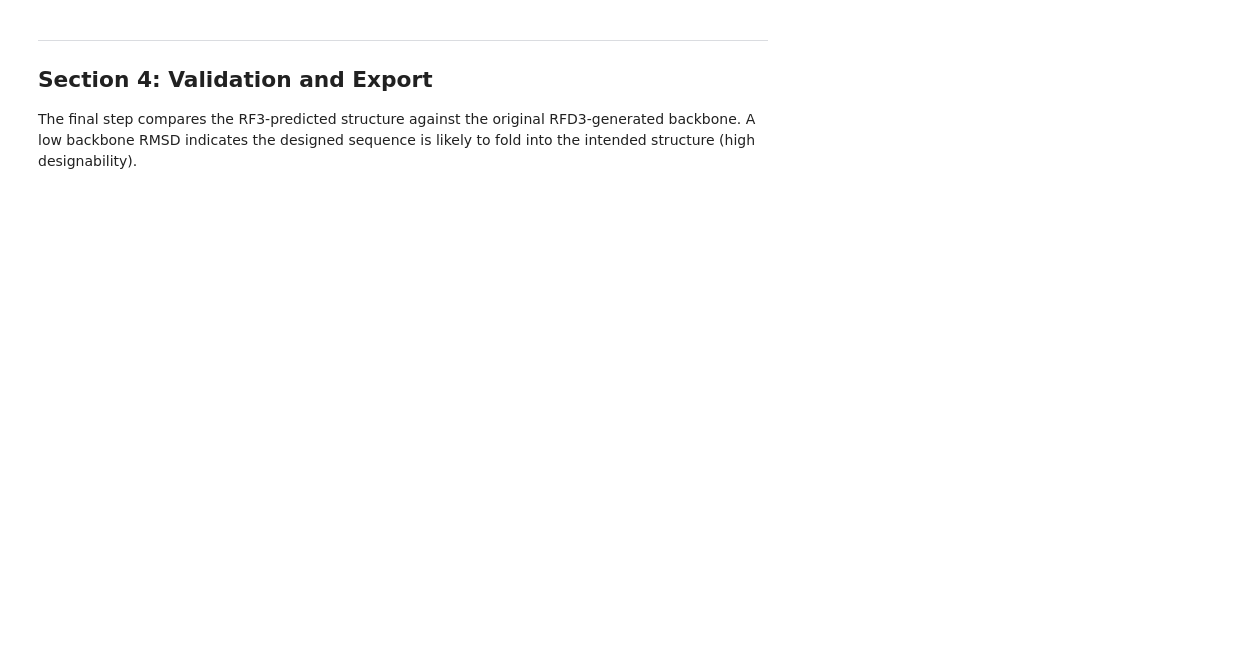
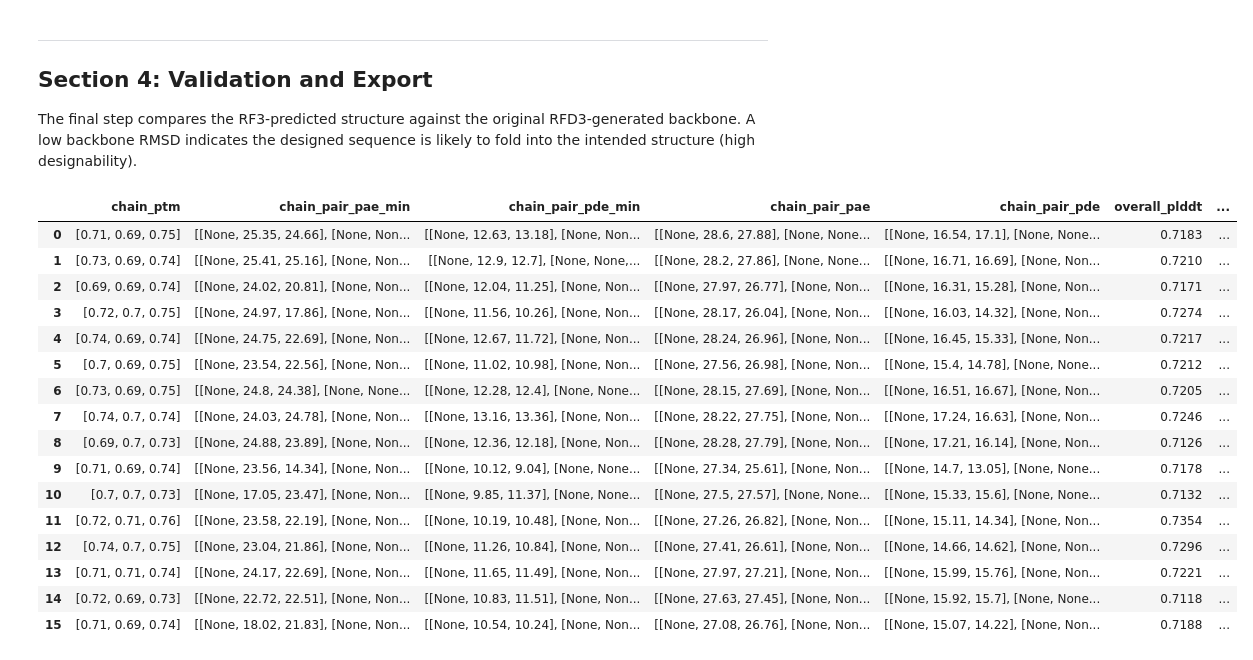
Before and after one commit to nedru004/foundry, a Jupyter notebook: ipd_design_pipeline_collab.ipynb, the cells around one changed output. Cells and saved outputs as stored; diff of their text form; code cells hidden in the pictures; blank space fills up the shorter version.

```diff
--- a/ipd_design_pipeline_collab.ipynb
+++ b/ipd_design_pipeline_collab.ipynb
@@ -167,6 +166,7 @@ input_configs = [
     {
         "batch_size": 8,         # Generate 10 sequences per structure
         "remove_waters": True,
+        "chains_to_design": "A"
     }
 ]
 
@@ -250,7 +327,7 @@ for sublist in rf3_outputs:
   row_data['name'] = list(rf3_output.keys())[0]
   # Assuming mpnn_outputs is structured as [[seq1, seq2, ...]]
   # and rf3_outputs elements correspond to mpnn_outputs[0][k]
-  i,j = list(rf3_output.keys())[0].split(" ")[1].split("_")
+  i,j = list(rf3_output.keys())[0].split("_")
   row_data['rfd3_num'] = int(i)
   row_data['mpnn_num'] = int(j)
   row_data['sequence'] = sublist[1]
@@ -279,6 +375,26 @@ view(rf3_output["atom_array"])
 ## Section 4: Validation and Export
 
 The final step compares the RF3-predicted structure against the original RFD3-generated backbone. A low backbone RMSD indicates the designed sequence is likely to fold into the intended structure (high designability).
+# %%
+rf3_df
+# %% [output]
+|  | chain_ptm | chain_pair_pae_min | chain_pair_pde_min | chain_pair_pae | chain_pair_pde | overall_plddt | ... |
+| 0 | [0.71, 0.69, 0.75] | [[None, 25.35, 24.66], [None, Non... | [[None, 12.63, 13.18], [None, Non... | [[None, 28.6, 27.88], [None, None... | [[None, 16.54, 17.1], [None, None... | 0.7183 | ... |
+| 1 | [0.73, 0.69, 0.74] | [[None, 25.41, 25.16], [None, Non... | [[None, 12.9, 12.7], [None, None,... | [[None, 28.2, 27.86], [None, None... | [[None, 16.71, 16.69], [None, Non... | 0.7210 | ... |
+| 2 | [0.69, 0.69, 0.74] | [[None, 24.02, 20.81], [None, Non... | [[None, 12.04, 11.25], [None, Non... | [[None, 27.97, 26.77], [None, Non... | [[None, 16.31, 15.28], [None, Non... | 0.7171 | ... |
+| 3 | [0.72, 0.7, 0.75] | [[None, 24.97, 17.86], [None, Non... | [[None, 11.56, 10.26], [None, Non... | [[None, 28.17, 26.04], [None, Non... | [[None, 16.03, 14.32], [None, Non... | 0.7274 | ... |
+| 4 | [0.74, 0.69, 0.74] | [[None, 24.75, 22.69], [None, Non... | [[None, 12.67, 11.72], [None, Non... | [[None, 28.24, 26.96], [None, Non... | [[None, 16.45, 15.33], [None, Non... | 0.7217 | ... |
+| 5 | [0.7, 0.69, 0.75] | [[None, 23.54, 22.56], [None, Non... | [[None, 11.02, 10.98], [None, Non... | [[None, 27.56, 26.98], [None, Non... | [[None, 15.4, 14.78], [None, None... | 0.7212 | ... |
+| 6 | [0.73, 0.69, 0.75] | [[None, 24.8, 24.38], [None, None... | [[None, 12.28, 12.4], [None, None... | [[None, 28.15, 27.69], [None, Non... | [[None, 16.51, 16.67], [None, Non... | 0.7205 | ... |
+| 7 | [0.74, 0.7, 0.74] | [[None, 24.03, 24.78], [None, Non... | [[None, 13.16, 13.36], [None, Non... | [[None, 28.22, 27.75], [None, Non... | [[None, 17.24, 16.63], [None, Non... | 0.7246 | ... |
+| 8 | [0.69, 0.7, 0.73] | [[None, 24.88, 23.89], [None, Non... | [[None, 12.36, 12.18], [None, Non... | [[None, 28.28, 27.79], [None, Non... | [[None, 17.21, 16.14], [None, Non... | 0.7126 | ... |
+| 9 | [0.71, 0.69, 0.74] | [[None, 23.56, 14.34], [None, Non... | [[None, 10.12, 9.04], [None, None... | [[None, 27.34, 25.61], [None, Non... | [[None, 14.7, 13.05], [None, None... | 0.7178 | ... |
+| 10 | [0.7, 0.7, 0.73] | [[None, 17.05, 23.47], [None, Non... | [[None, 9.85, 11.37], [None, None... | [[None, 27.5, 27.57], [None, None... | [[None, 15.33, 15.6], [None, None... | 0.7132 | ... |
+| 11 | [0.72, 0.71, 0.76] | [[None, 23.58, 22.19], [None, Non... | [[None, 10.19, 10.48], [None, Non... | [[None, 27.26, 26.82], [None, Non... | [[None, 15.11, 14.34], [None, Non... | 0.7354 | ... |
+| 12 | [0.74, 0.7, 0.75] | [[None, 23.04, 21.86], [None, Non... | [[None, 11.26, 10.84], [None, Non... | [[None, 27.41, 26.61], [None, Non... | [[None, 14.66, 14.62], [None, Non... | 0.7296 | ... |
+| 13 | [0.71, 0.71, 0.74] | [[None, 24.17, 22.69], [None, Non... | [[None, 11.65, 11.49], [None, Non... | [[None, 27.97, 27.21], [None, Non... | [[None, 15.99, 15.76], [None, Non... | 0.7221 | ... |
+| 14 | [0.72, 0.69, 0.73] | [[None, 22.72, 22.51], [None, Non... | [[None, 10.83, 11.51], [None, Non... | [[None, 27.63, 27.45], [None, Non... | [[None, 15.92, 15.7], [None, None... | 0.7118 | ... |
+| 15 | [0.71, 0.69, 0.74] | [[None, 18.02, 21.83], [None, Non... | [[None, 10.54, 10.24], [None, Non... | [[None, 27.08, 26.76], [None, Non... | [[None, 15.07, 14.22], [None, Non... | 0.7188 | ... |
 # %%
 from biotite.structure import rmsd, superimpose
 from atomworks.constants import PROTEIN_BACKBONE_ATOM_NAMES
```
Also changed, not shown: parts of 6 cells of this notebook.
